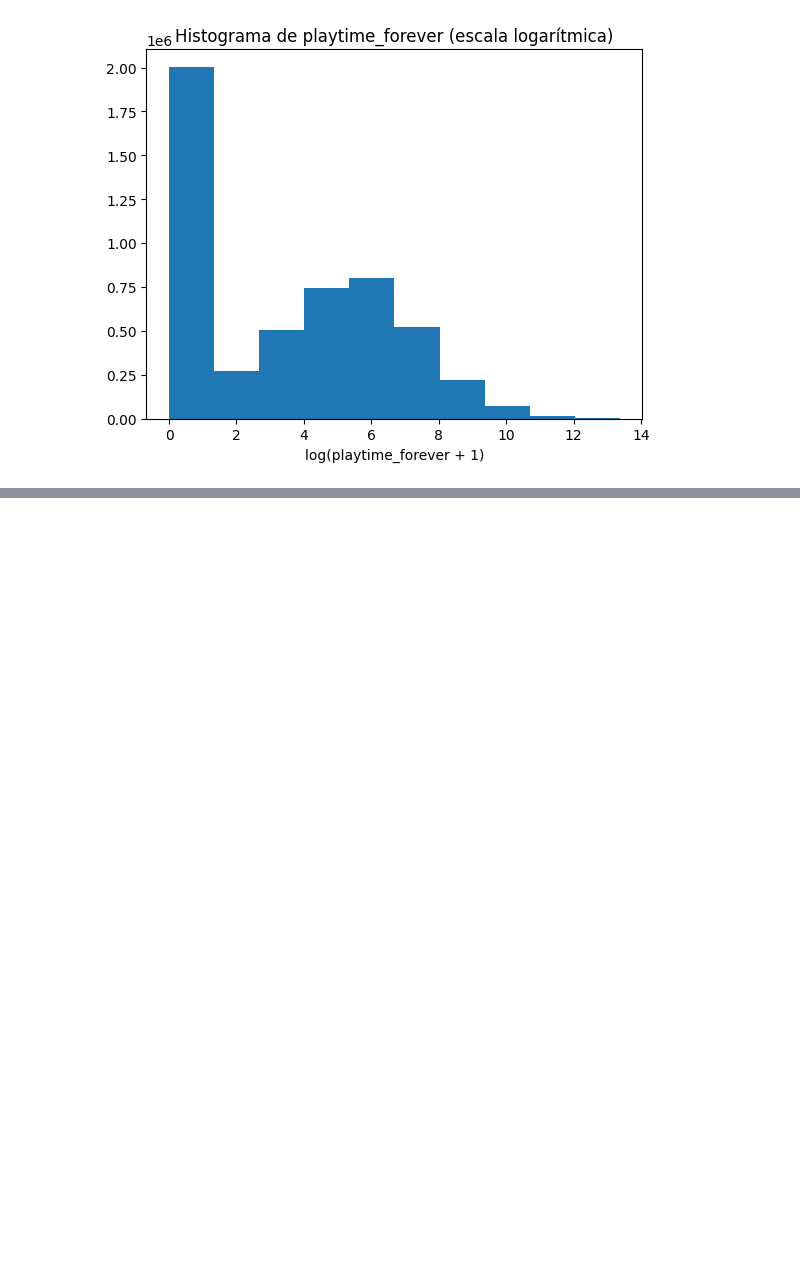
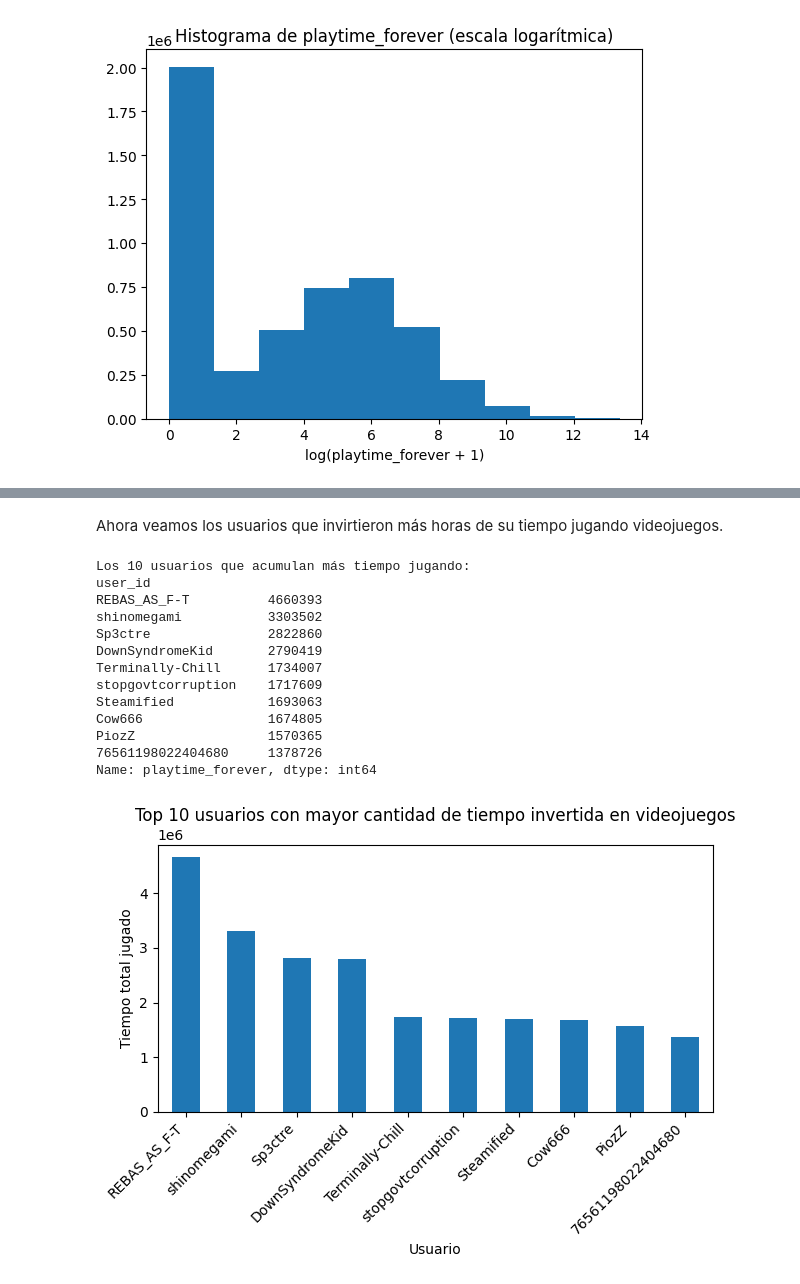
Before and after one commit to Tagliaferro22/steam-games, a Jupyter notebook: EDA/EDA_user_items.ipynb, the cells around one changed output, grey strips where cells are left out. Saved outputs shown, nothing was run; the diff lists cells and outputs as text; code cells hidden in the pictures; blank space fills up the shorter version.

```diff
--- a/EDA/EDA_user_items.ipynb
+++ b/EDA/EDA_user_items.ipynb
@@ -102,0 +135,33 @@ Hablando con un lenguaje un poco menos tecnico, tenemos 2 millones de filas en d
+# %% [markdown]
+Ahora veamos los usuarios que invirtieron más horas de su tiempo jugando videojuegos.
+# %%
+# Creo una variable que agrupa por user_id y suma playtime_forever
+usuarios_con_mas_horas = items.groupby('user_id')['playtime_forever'].sum().sort_values(ascending=False)
+
+# Veamos ahora los 10 juegos más jugados
+print("Los 10 usuarios que acumulan más tiempo jugando:")
+print(usuarios_con_mas_horas.head(10))
+
+# Visualicemos con ayuda de Matplotlib
+usuarios_con_mas_horas.head(10).plot(kind='bar')
+plt.title('Top 10 usuarios con mayor cantidad de tiempo invertida en videojuegos')
+plt.xlabel('Usuario')
+plt.ylabel('Tiempo total jugado')
+plt.xticks(rotation=45, ha='right')
+plt.tight_layout()
+plt.show()
+# %% [output]
+Los 10 usuarios que acumulan más tiempo jugando:
+user_id
+REBAS_AS_F-T          4660393
+shinomegami           3303502
+Sp3ctre               2822860
+DownSyndromeKid       2790419
+Terminally-Chill      1734007
+stopgovtcorruption    1717609
+Steamified            1693063
+Cow666                1674805
+PiozZ                 1570365
+76561198022404680     1378726
+Name: playtime_forever, dtype: int64
+[figure, added]
```
Also changed, not shown: parts of 16 cells of this notebook.
